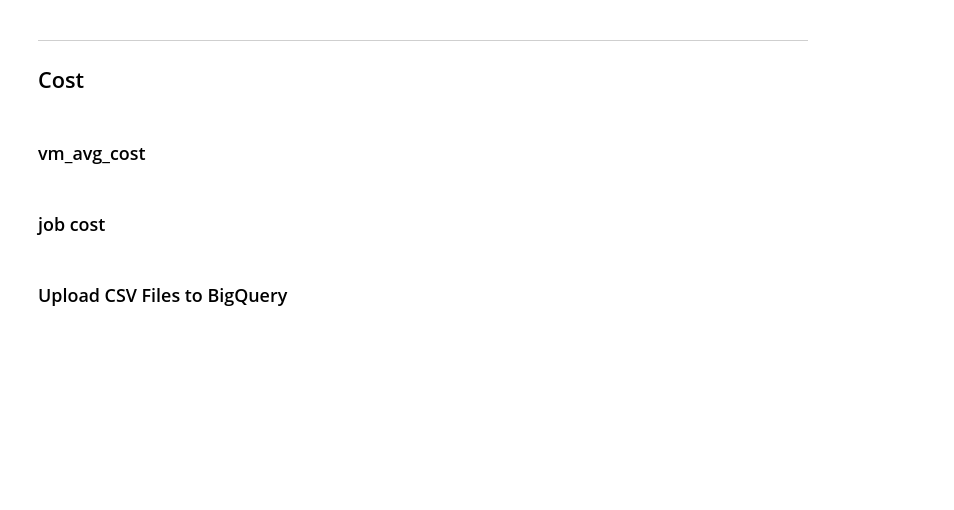
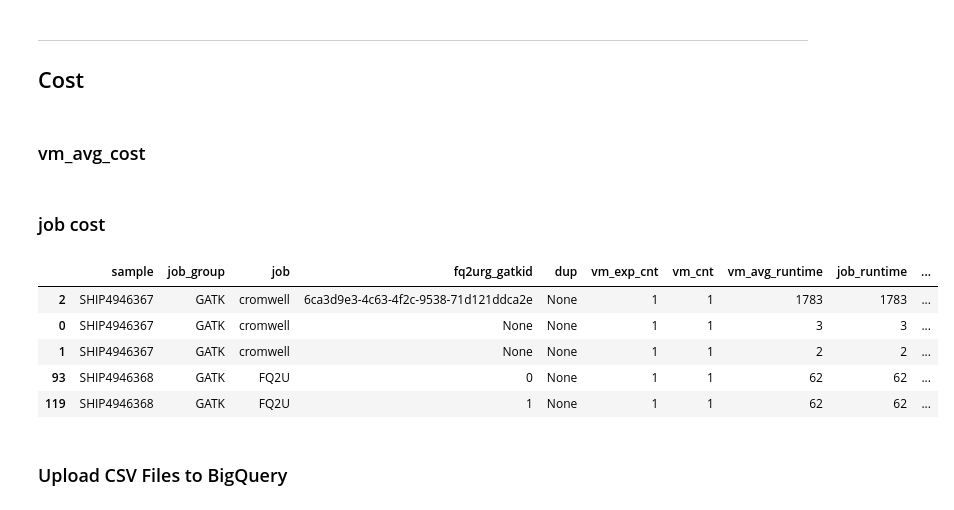
Before and after one commit to va-big-data-genomics/trellis-mvp-analysis, a Jupyter notebook: notebooks/trellis_mvp_phase3_JobBasedAnalysis.ipynb, the cells around one changed output. Drawn from its saved outputs; the diff is of its cells as text; code cells hidden in the pictures; blank space fills up the shorter version.

```diff
--- a/notebooks/trellis_mvp_phase3_JobBasedAnalysis.ipynb
+++ b/notebooks/trellis_mvp_phase3_JobBasedAnalysis.ipynb
@@ -472,7 +459,7 @@ job_df['vm_mem']=[int(x) for x in job_df['vm_mem']]
 job_df.loc[(job_df['job_group']=='GATK')&(job_df['job'].isin(['FQ2U','cromwell'])),'vm_avg_cost']= np.array(job_df.loc[(job_df['job_group']=='GATK')&(job_df['job'].isin(['FQ2U','cromwell'])),'vm_cpu'])*cpu_sd_cost/60 + np.array(job_df.loc[(job_df['job_group']=='GATK')&(job_df['job'].isin(['FQ2U','cromwell'])),'vm_mem'])*memg_sd_cost/60/1000
 
 # QC unit cost with Standard VM
-job_df.loc[(job_df['job_group']=='QC'),'vm_avg_cost']= np.array(job_df.loc[(job_df['job_group']=='QC'),'vm_cpu'])*cpu_sd_cost/60 + np.array(job_df.loc[(job_df['job_group']=='QC'),'vm_mem'])*memg_sd_cost/60/1000
+#job_df.loc[(job_df['job_group']=='QC'),'vm_avg_cost']= np.array(job_df.loc[(job_df['job_group']=='QC'),'vm_cpu'])*cpu_sd_cost/60 + np.array(job_df.loc[(job_df['job_group']=='QC'),'vm_mem'])*memg_sd_cost/60/1000
 
 # GATK sub jobs' unit cost with Preemptible VM
 #job_df.loc[(job_df['job_group']=='GATK')&(job_df['job'].isin(['FQ2U','cromwell'])==False),'vm_avg_cost']= np.array(job_df.loc[(job_df['job_group']=='GATK')&(job_df['job'].isin(['FQ2U','cromwell'])==False),'vm_cpu'])*cpu_pem_cost/60 + np.array(job_df.loc[(job_df['job_group']=='GATK')&(job_df['job'].isin(['FQ2U','cromwell'])==False),'vm_mem'])*memg_pem_cost/60/1000
@@ -494,16 +481,24 @@ job_df.loc[job_df['job']=='cromwell','job_cost']=np.array(job_df.loc[job_df['job
 #merged_cost_df[merged_cost_df['job']=='GATK'].head(2)
 
 ## QC
-job_df.loc[job_df['job_group']=='QC','job_cost']=np.array(job_df.loc[job_df['job_group']=='QC','job_runtime'])*np.array(job_df.loc[job_df['job_group']=='QC','vm_avg_cost'])
+#job_df.loc[job_df['job_group']=='QC','job_cost']=np.array(job_df.loc[job_df['job_group']=='QC','job_runtime'])*np.array(job_df.loc[job_df['job_group']=='QC','vm_avg_cost'])
 #merged_cost_df[merged_cost_df['job']=='GATK'].head(2)
 
 ## GATK steps
 job_df.loc[(job_df['job_group']=='GATK')&(job_df['job']!='FQ2U') & (job_df['job']!='cromwell'),'job_cost']=np.array(job_df.loc[(job_df['job_group']=='GATK')&(job_df['job']!='FQ2U') & (job_df['job']!='cromwell'),'vm_cnt']) \
 *np.array(job_df.loc[(job_df['job_group']=='GATK')&(job_df['job']!='FQ2U') & (job_df['job']!='cromwell'),'vm_avg_runtime'])*np.array(job_df.loc[(job_df['job_group']=='GATK')&(job_df['job']!='FQ2U') & (job_df['job']!='cromwell'),'vm_avg_cost'])
 # %%
-columnlist=['sample','job_group','job','fq2urg_gatkid','dup','vm_exp_cnt','vm_cnt','vm_avg_runtime','job_runtime','vm_type','vm_cpu','vm_mem','vm_disk','vm_avg_cost','job_cost','dstat_status','dstat_msg','dstat_log']
+columnlist=['sample','job_group','job','fq2urg_gatkid','dup','vm_exp_cnt','vm_cnt','vm_avg_runtime','job_runtime','vm_type','vm_cpu','vm_mem','vm_disk','vm_avg_cost','job_cost','start_time','stop_time','dstat_status','dstat_msg','dstat_log']
 job_df=job_df[columnlist]
-#job_df.to_csv('job-based-analysis-v058-1.csv',index=False)
+job_df.head()
+#job_df.to_csv('job-based-analysis-v1.csv',index=False)
+# %% [output]
+|  | sample | job_group | job | fq2urg_gatkid | dup | vm_exp_cnt | vm_cnt | vm_avg_runtime | job_runtime | ... |
+| 2 | SHIP4946367 | GATK | cromwell | 6ca3d9e3-4c63-4f2c-9538-71d121ddca2e | None | 1 | 1 | 1783 | 1783 | ... |
+| 0 | SHIP4946367 | GATK | cromwell | None | None | 1 | 1 | 3 | 3 | ... |
+| 1 | SHIP4946367 | GATK | cromwell | None | None | 1 | 1 | 2 | 2 | ... |
+| 93 | SHIP4946368 | GATK | FQ2U | 0 | None | 1 | 1 | 62 | 62 | ... |
+| 119 | SHIP4946368 | GATK | FQ2U | 1 | None | 1 | 1 | 62 | 62 | ... |
 # %% [markdown]
 ### Upload CSV Files to BigQuery
 # %%
```
Also changed, not shown: parts of 25 cells of this notebook, 1 other file.
